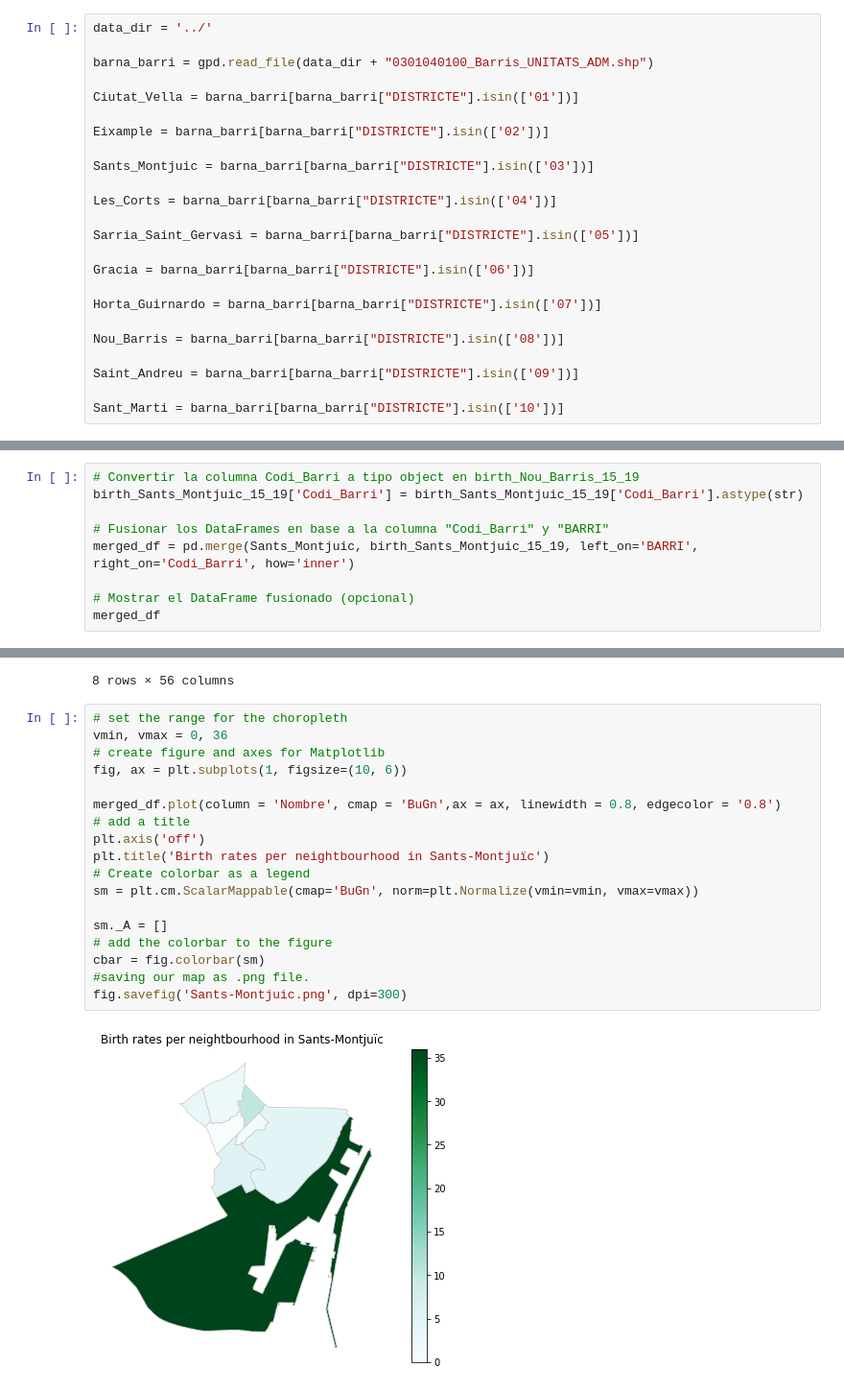
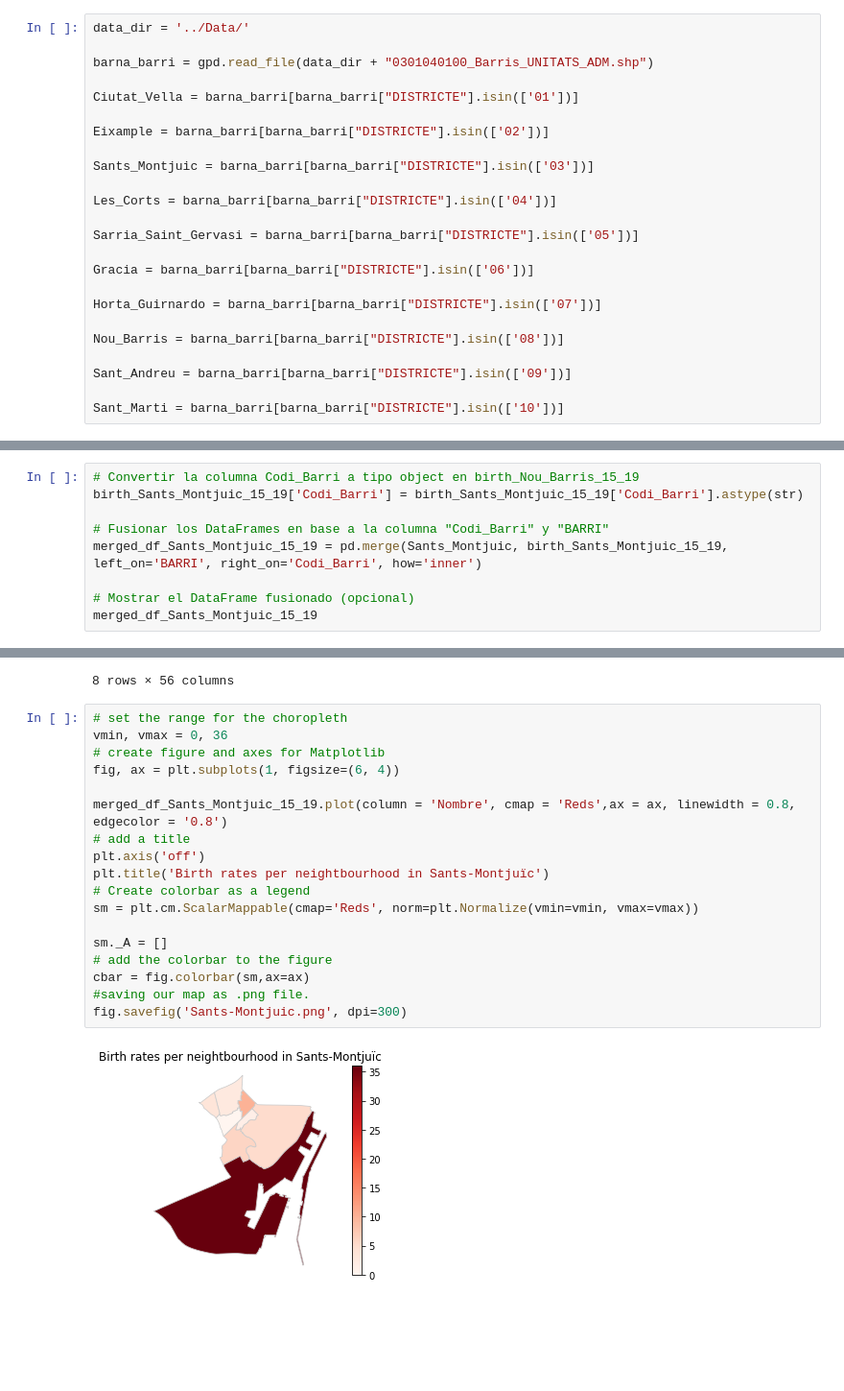
Before and after one commit to JuliaAT/AVDM-project, a Jupyter notebook: Barrios.ipynb, the cells around one changed output, grey strips where cells are left out. Shown at 96% size. Saved outputs shown, nothing was run; the diff lists cells and outputs as text; blank space fills up the shorter version.

```diff
--- a/Barrios.ipynb
+++ b/Barrios.ipynb
@@ -83,5 +92,5 @@ Name: Nom_Districte, Length: 219, dtype: object
 # %%
-data_dir = '../'
+data_dir = '../Data/'
 
 barna_barri = gpd.read_file(data_dir + "0301040100_Barris_UNITATS_ADM.shp")
 
@@ -101,7 +110,7 @@ Horta_Guirnardo = barna_barri[barna_barri["DISTRICTE"].isin(['07'])]
 
 Nou_Barris = barna_barri[barna_barri["DISTRICTE"].isin(['08'])]
 
-Saint_Andreu = barna_barri[barna_barri["DISTRICTE"].isin(['09'])]
+Sant_Andreu = barna_barri[barna_barri["DISTRICTE"].isin(['09'])]
 
 Sant_Marti = barna_barri[barna_barri["DISTRICTE"].isin(['10'])]
 # %%
@@ -209,10 +238,10 @@ birth_Sants_Montjuic_filtered = birth_Nou_Barris_15_19[desired_columns]
 birth_Sants_Montjuic_15_19['Codi_Barri'] = birth_Sants_Montjuic_15_19['Codi_Barri'].astype(str)
 
 # Fusionar los DataFrames en base a la columna "Codi_Barri" y "BARRI"
-merged_df = pd.merge(Sants_Montjuic, birth_Sants_Montjuic_15_19, left_on='BARRI', right_on='Codi_Barri', how='inner')
+merged_df_Sants_Montjuic_15_19 = pd.merge(Sants_Montjuic, birth_Sants_Montjuic_15_19, left_on='BARRI', right_on='Codi_Barri', how='inner')
 
 # Mostrar el DataFrame fusionado (opcional)
-merged_df
+merged_df_Sants_Montjuic_15_19
 # %% [output]
 A value is trying to be set on a copy of a slice from a DataFrame.
 Try using .loc[row_indexer,col_indexer] = value instead
@@ -231,20 +260,20 @@ See the caveats in the documentation: https://pandas.pydata.org/pandas-docs/stab
 # %%
 # set the range for the choropleth
 vmin, vmax = 0, 36
 # create figure and axes for Matplotlib
-fig, ax = plt.subplots(1, figsize=(10, 6))
+fig, ax = plt.subplots(1, figsize=(6, 4))
 
-merged_df.plot(column = 'Nombre', cmap = 'BuGn',ax = ax, linewidth = 0.8, edgecolor = '0.8')
+merged_df_Sants_Montjuic_15_19.plot(column = 'Nombre', cmap = 'Reds',ax = ax, linewidth = 0.8, edgecolor = '0.8')
 # add a title
 plt.axis('off')
 plt.title('Birth rates per neightbourhood in Sants-Montjuïc')
 # Create colorbar as a legend
-sm = plt.cm.ScalarMappable(cmap='BuGn', norm=plt.Normalize(vmin=vmin, vmax=vmax))
+sm = plt.cm.ScalarMappable(cmap='Reds', norm=plt.Normalize(vmin=vmin, vmax=vmax))
 
 sm._A = []
 # add the colorbar to the figure
-cbar = fig.colorbar(sm)
+cbar = fig.colorbar(sm,ax=ax)
 #saving our map as .png file.
 fig.savefig('Sants-Montjuic.png', dpi=300)
 # %% [output]
-[figure, old version]
+[figure, new version]
```
Also changed, not shown: parts of 27 cells of this notebook, 5 other files.
